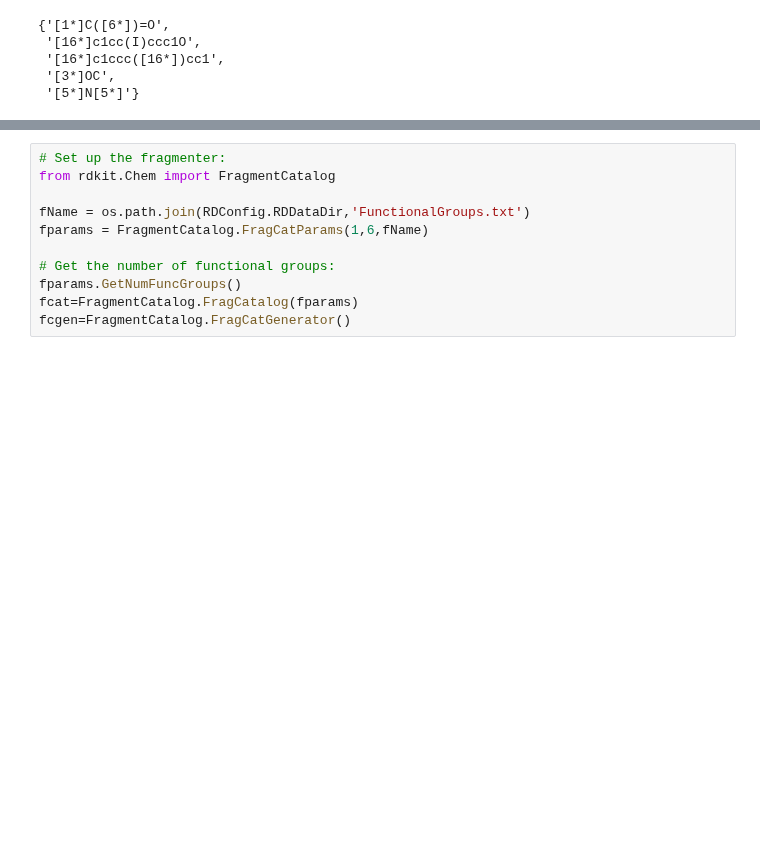
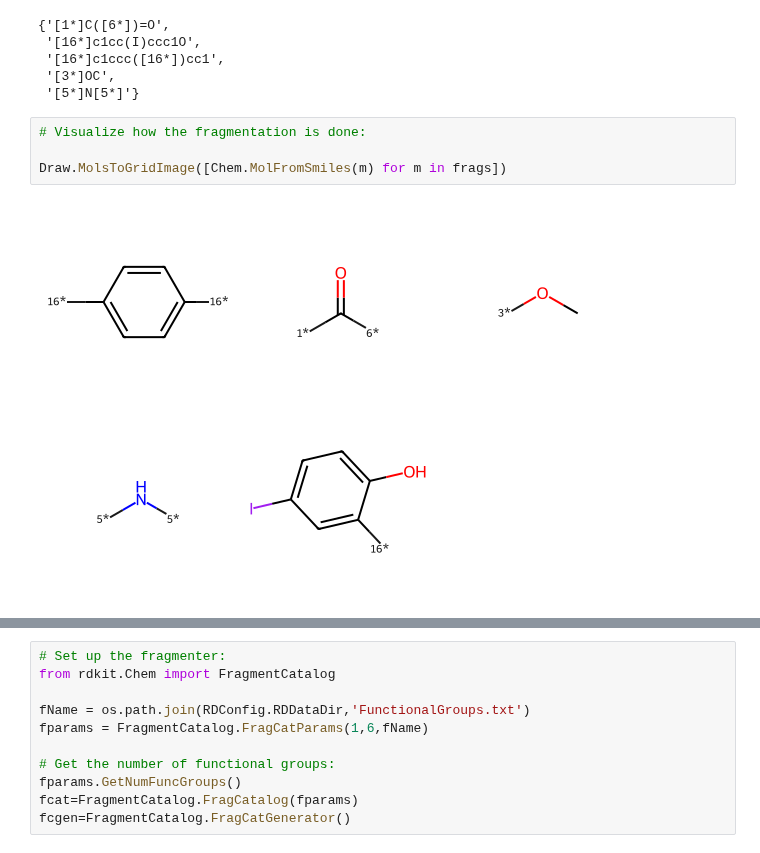
Before and after one commit to ganesh7shahane/useful_cheminformatics, a Jupyter notebook: 12_Molecule_Fragmentation.ipynb, the cells around one changed output, grey strips where cells are left out. Drawn from its saved outputs; the diff is of its cells as text; blank space fills up the shorter version.

```diff
--- a/12_Molecule_Fragmentation.ipynb
+++ b/12_Molecule_Fragmentation.ipynb
@@ -31,3 +37,9 @@ frags
  '[16*]c1ccc([16*])cc1',
  '[3*]OC',
  '[5*]N[5*]'}
+# %%
+# Visualize how the fragmentation is done:
+
+Draw.MolsToGridImage([Chem.MolFromSmiles(m) for m in frags])
+# %% [output]
+[figure, added]
```
Also changed, not shown: parts of 27 cells of this notebook, 2 other files.
